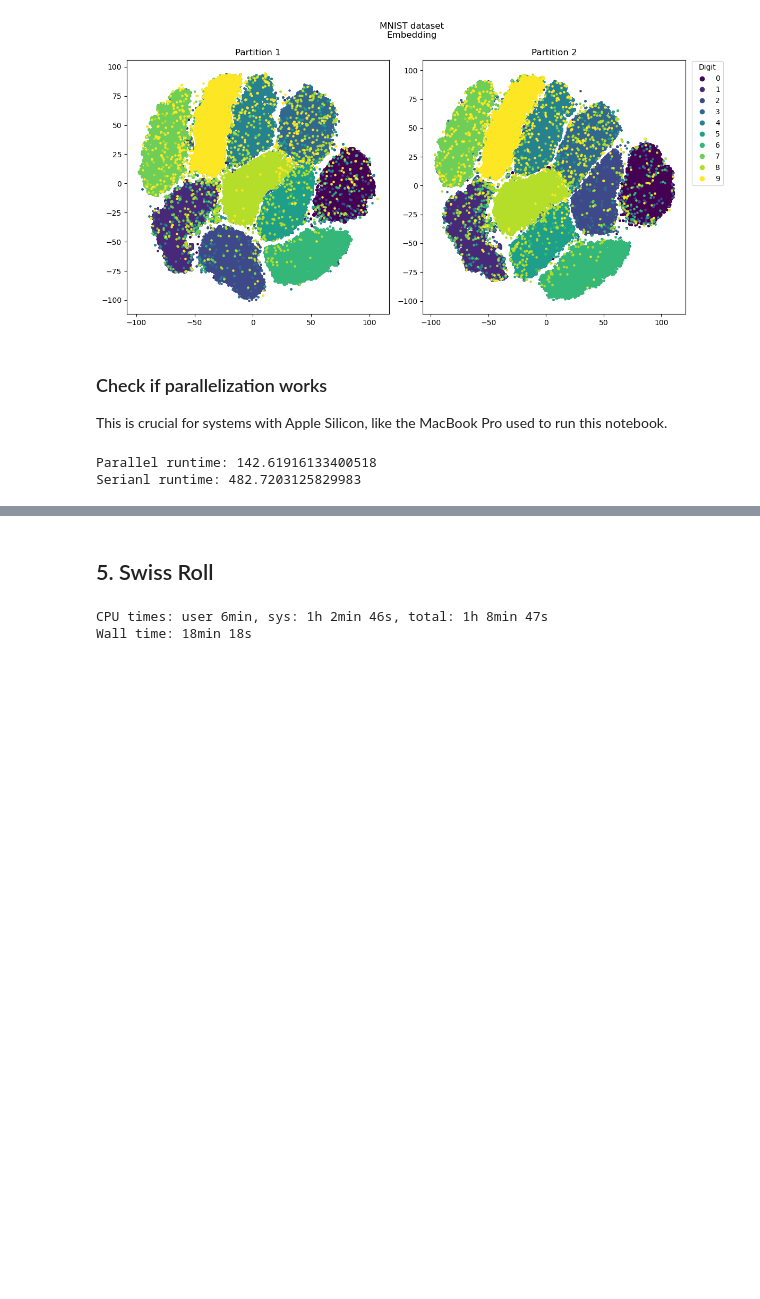
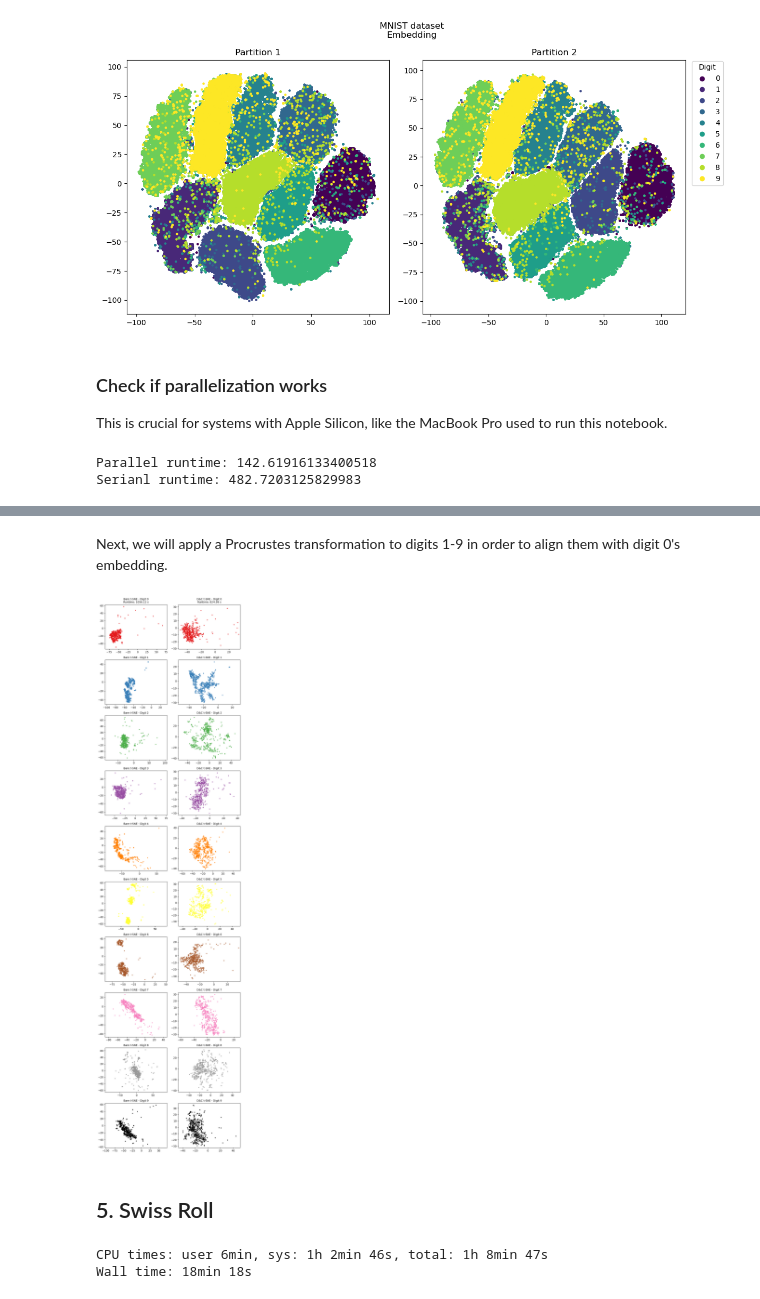
Before and after one commit to airdac/TFM_Adria, a Jupyter notebook: code/d_and_c/t-SNE/tSNE_examples.ipynb, the cells around one changed output, grey strips where cells are left out. Saved outputs shown, nothing was run; the diff lists cells and outputs as text; code cells hidden in the pictures; blank space fills up the shorter version.

```diff
--- a/code/d_and_c/t-SNE/tSNE_examples.ipynb
+++ b/code/d_and_c/t-SNE/tSNE_examples.ipynb
@@ -677,3 +786,61 @@ Serianl runtime: 482.7203125829983
+# %% [markdown]
+Next, we will apply a Procrustes transformation to digits 1-9 in order to align them with digit 0's embedding.
+# %%
+digits = np.unique(sampled_target1)
+
+set1_colors = list(plt.get_cmap('Set1').colors)
+set1_colors.append((0, 0, 0))  # Add black as RGB tuple
+cmap = mcolors.ListedColormap(set1_colors[:len(digits)])
+
+
+# Obtain target matrix to apply Procrustes transformation
+digit_0 = MNIST_bare1[sampled_target1 == 0]
+n_rows_target = digit_0.shape[0]
+
+n_rows_digits = [MNIST_bare1[sampled_target1==digit].shape[0] for digit in digits]
+c_points = min(n_rows_digits)
+
+sampled_idx = np.random.choice(n_rows_target, size=c_points, replace=False)
+target = digit_0[sampled_idx, :]
+
+# Create a 10x2 grid: one row per digit, columns for Bare and D&C
+fig, axes = plt.subplots(len(digits), 2, figsize=(8, 30))
+method_data = [
+    ("Bare t-SNE", MNIST_bare1, time_MNIST_bare1),
+    ("D&C t-SNE", MNIST_dc1, time_MNIST_dc1)
+]
+
+for col, (method_name, embedding, runtime) in enumerate(method_data):
+    # Obtain target matrix to apply Procrustes transformation
+    digit_0 = embedding[sampled_target1 == 0]
+    n_rows_target = digit_0.shape[0]
+
+    n_rows_digits = [embedding[sampled_target1==digit].shape[0] for digit in digits]
+    c_points = min(n_rows_digits)
+
+    sampled_idx = np.random.choice(n_rows_target, size=c_points, replace=False)
+    target = digit_0[sampled_idx, :]
+
+    # Plot digit embeddings
+    for row, digit in enumerate(digits):
+        x = embedding[sampled_target1 == digit]
+        ax = axes[row, col]
+        if row == 0:
+            ax.scatter(x[:,0], x[:, 1],
+                       color=cmap(row), s=5)
+            ax.set_title(
+                f"{method_name} - Digit {int(digit)}\nRuntime: {runtime:.2f} s", fontsize=10)
+        else:
+            # Align x to y using perform_procrustes
+            x_aligned = perform_procrustes(x[:c_points,:], target, x)
+            ax.scatter(x_aligned[:,0], x_aligned[:,1],
+                   color=cmap(row), s=5)
+            ax.set_title(f"{method_name} - Digit {int(digit)}", fontsize=10)
+        ax.axis('equal')
+plt.tight_layout()
+plt.show()
+# %% [output]
+[figure, added]
 # %% [markdown]
 ## 5. Swiss Roll
 # %%
```
Also changed, not shown: parts of 7 cells of this notebook, 13 other files.
